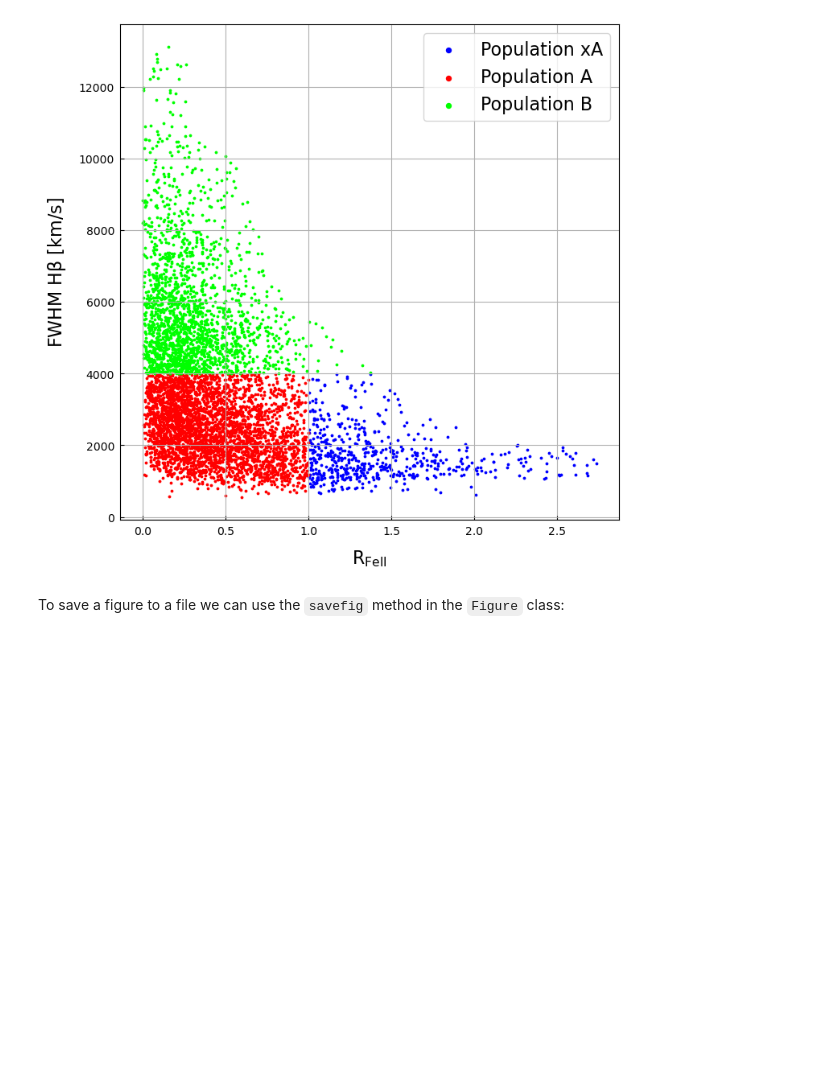
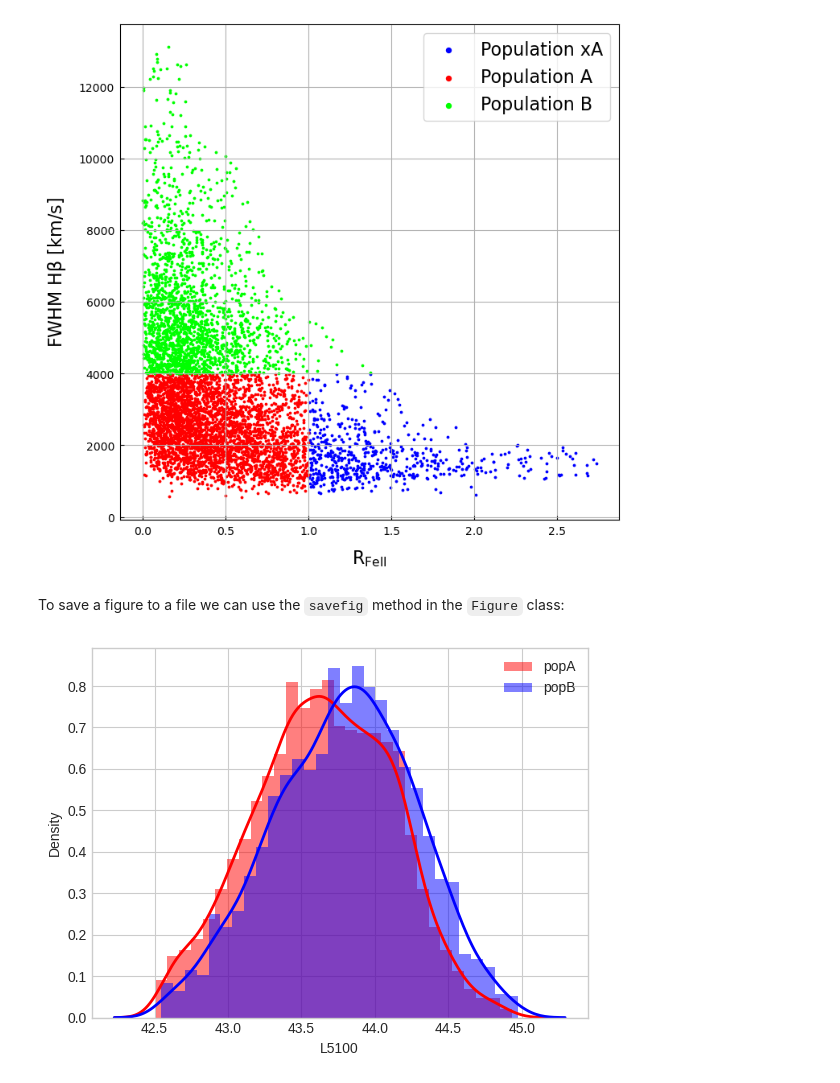
Before and after one commit to cefeida42/mass-agn, a Jupyter notebook: 02_numpy_matplotlib.ipynb, the cells around one changed output. Drawn from its saved outputs; the diff is of its cells as text; code cells hidden in the pictures; blank space fills up the shorter version.

```diff
--- a/02_numpy_matplotlib.ipynb
+++ b/02_numpy_matplotlib.ipynb
@@ -284,10 +284,9 @@ This figure will be generated using real quasar data. You can read data using `n
 # %%
 import pandas as pd
 # %%
-popxA = pd.read_csv("popxA.csv")
-popA = pd.read_csv("popA.csv")
-popB = pd.read_csv("popB.csv")
-category = pd.read_csv("category.csv")
+popxA = pd.read_csv("data/popxA.csv")
+popA = pd.read_csv("data/popA.csv")
+popB = pd.read_csv("data/popB.csv")
 # %%
 popA
 # %% [output]
@@ -329,3 +328,19 @@ plt.show()
 To save a figure to a file we can use the `savefig` method in the `Figure` class:
 # %%
 fig.savefig("filename.png")
+# %%
+# Cool looking histogram with matplotlib and seaborn styles:
+
+import seaborn as sns
+
+plt.style.use('seaborn-whitegrid') # see all available styles: https://matplotlib.org/stable/gallery/style_sheets/style_sheets_reference.html
+ax = plt.subplot()
+y1 = popA['L5100']
+y2 = popB['L5100']
+ax.hist(y1, bins=30, alpha=0.5, color='red', histtype='bar', density=True, label='popA')
+ax.hist(y2, bins=30, alpha=0.5, color='blue', histtype='bar', density=True, label='popB')
+sns.kdeplot(y1,linewidth=2, color='red')
+sns.kdeplot(y2,linewidth=2, color='blue')
+ax.legend();
+# %% [output]
+[figure, added]
```
Also changed, not shown: parts of 2 cells of this notebook, 5 other files.
